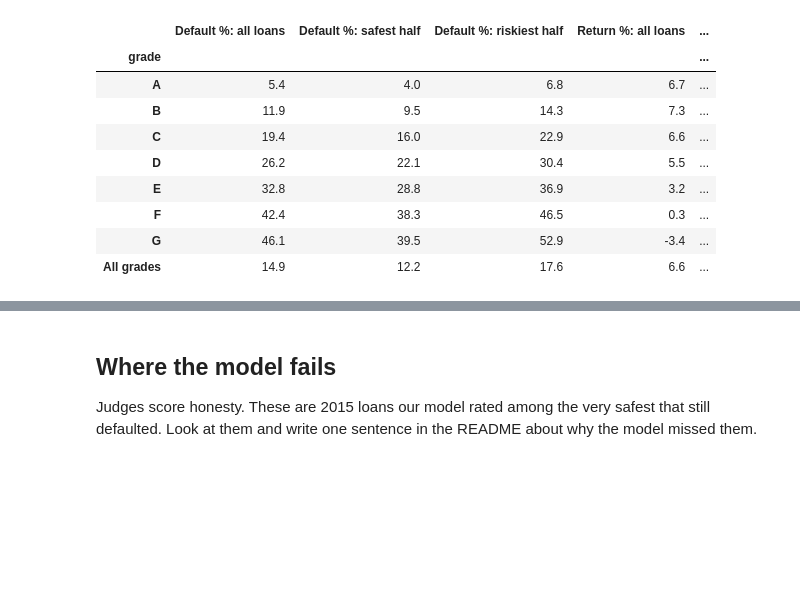
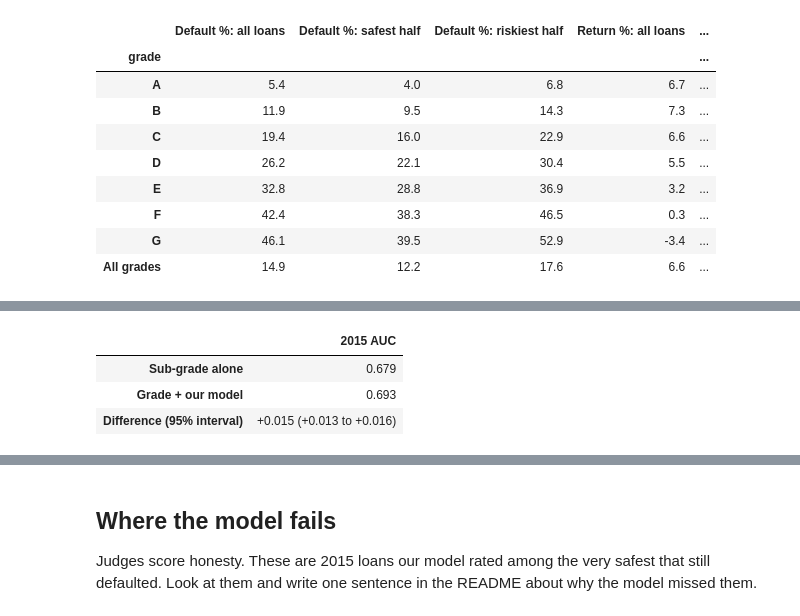
Before and after one commit to shahedalmaaitah/BeatTheGrade, a Jupyter notebook: 02_model_vs_grade.ipynb, the cells around one changed output, grey strips where cells are left out. Saved outputs shown, nothing was run; the diff lists cells and outputs as text; code cells hidden in the pictures; blank space fills up the shorter version.

```diff
--- a/02_model_vs_grade.ipynb
+++ b/02_model_vs_grade.ipynb
@@ -209,0 +330,47 @@ plt.show()
+# %%
+SG_RANK = {sg: i for i, sg in enumerate(SUBGRADE_ORDER)}
+NUMERIC_PLUS = NUMERIC + ["subgrade_rank"]
+
+
+def with_grade(frame):
+    return frame[FEATURES].assign(subgrade_rank=frame["sub_grade"].map(SG_RANK))
+
+
+prep_plus = ColumnTransformer([
+    ("numbers", Pipeline([("fill", SimpleImputer(strategy="median")), ("scale", StandardScaler())]), NUMERIC_PLUS),
+    ("categories", Pipeline([
+        ("fill", SimpleImputer(strategy="most_frequent")),
+        ("onehot", OneHotEncoder(handle_unknown="ignore", sparse_output=False)),
+    ]), CATEGORICAL),
+])
+model_plus = Pipeline([("prep", prep_plus), ("model", HistGradientBoostingClassifier(
+    max_iter=300, learning_rate=0.05, random_state=42))])
+model_plus.fit(with_grade(train), train["default"])
+risk_plus = model_plus.predict_proba(with_grade(test))[:, 1]
+
+y = test["default"].to_numpy()
+grade_only = subgrade_rank.to_numpy()
+auc_plus = roc_auc_score(y, risk_plus)
+auc_grade = roc_auc_score(y, grade_only)
+
+rng = np.random.default_rng(42)
+diffs = np.empty(1000)
+for b in range(len(diffs)):
+    idx = rng.integers(0, len(y), len(y))
+    diffs[b] = roc_auc_score(y[idx], risk_plus[idx]) - roc_auc_score(y[idx], grade_only[idx])
+low, high = np.percentile(diffs, [2.5, 97.5])
+
+grade_plus = pd.Series({
+    "Sub-grade alone": f"{auc_grade:.3f}",
+    "Grade + our model": f"{auc_plus:.3f}",
+    "Difference (95% interval)": f"{auc_plus - auc_grade:+.3f} ({low:+.3f} to {high:+.3f})",
+}, name="2015 AUC").to_frame()
+pd.DataFrame({"value": [auc_grade, auc_plus, auc_plus - auc_grade, low, high]},
+             index=["auc_subgrade_alone", "auc_grade_plus_model", "difference", "ci95_low", "ci95_high"]
+             ).to_csv("outputs/grade_plus_model.csv")
+grade_plus
+# %% [output]
+|  | 2015 AUC |
+| Sub-grade alone | 0.679 |
+| Grade + our model | 0.693 |
+| Difference (95% interval) | +0.015 (+0.013 to +0.016) |
```
Also changed, not shown: parts of 16 cells of this notebook, 4 other files.
